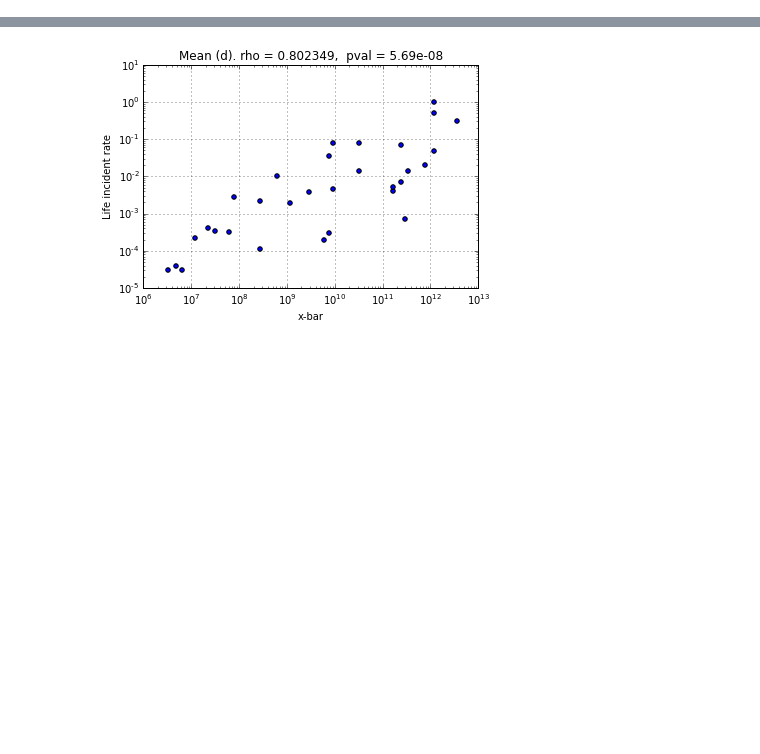
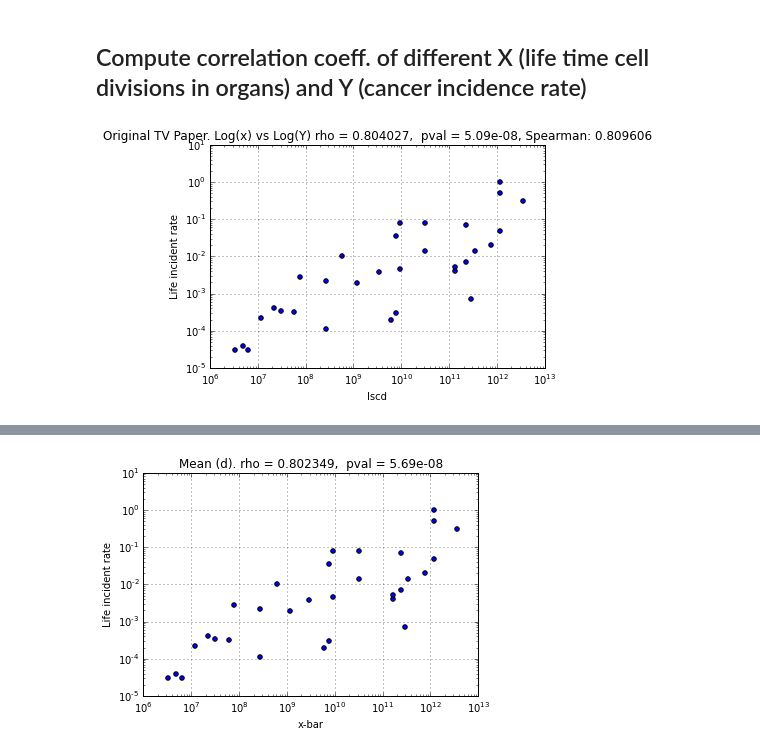
Before and after one commit to nitinksingh/bad-luck, a Jupyter notebook: analysis.ipynb, the cells around one changed output, grey strips where cells are left out. Cells and saved outputs as stored; diff of their text form; code cells hidden in the pictures; blank space fills up the shorter version.

```diff
--- a/analysis.ipynb
+++ b/analysis.ipynb
@@ -44,2 +74,12 @@ df.head()
+# %% [markdown]
+## Compute correlation coeff. of different X (life time cell divisions in organs) and Y (cancer incidence rate)
+# %%
+xi = 3; yi = 0
+rho = stats.pearsonr(np.log(df[df.columns[xi]]), np.log(df[df.columns[yi]]))
+spear = stats.spearmanr(np.log(df[df.columns[xi]]), np.log(df[df.columns[yi]]))
+title = "Original TV Paper. Log(x) vs Log(Y) rho = %f,  pval = %.2e, Spearman: %f" %(rho[0], rho[1], spear[0])
+df.plot(xi, yi, kind='scatter', logx=True, logy=True, title=title);
+# %% [output]
+[figure, added]
 # %%
 xi = 3; yi = 0
```
Also changed, not shown: parts of 10 cells of this notebook.
